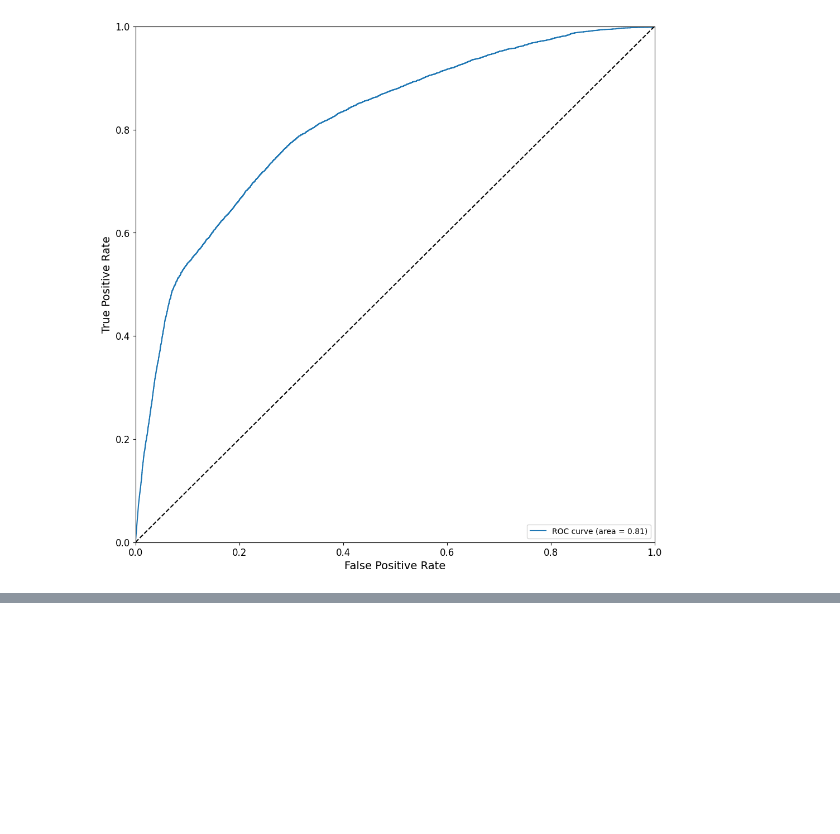
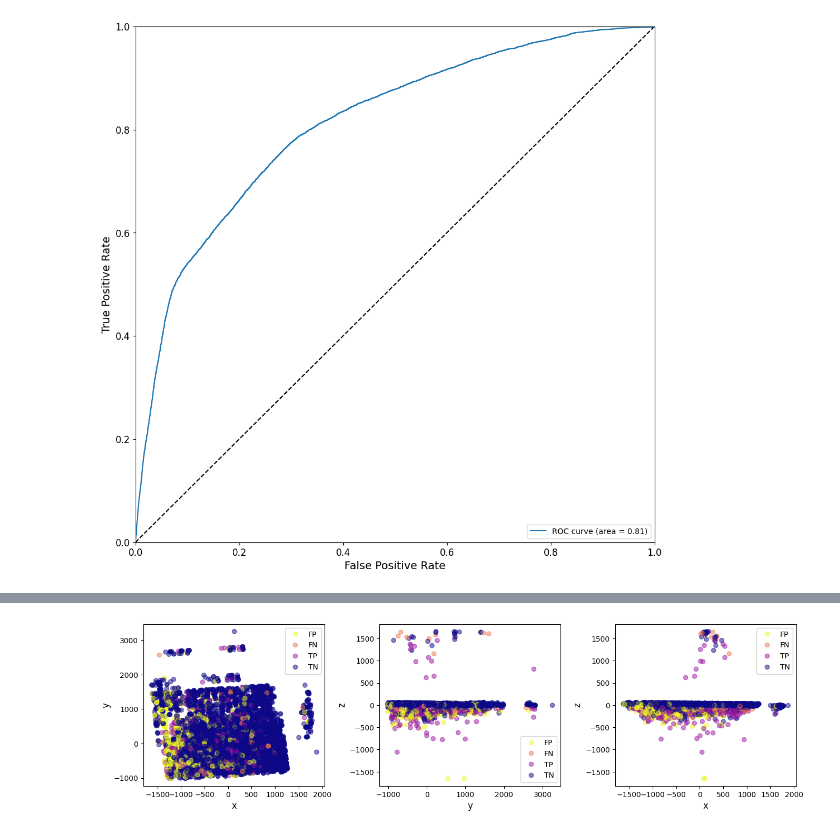
Before and after one commit to intelligence-kim/InterpretableML, a Jupyter notebook: DelayFlight/AA_OTP.ipynb, the cells around one changed output, grey strips where cells are left out. Drawn from its saved outputs; the diff is of its cells as text; code cells hidden in the pictures; blank space fills up the shorter version.

```diff
--- a/DelayFlight/AA_OTP.ipynb
+++ b/DelayFlight/AA_OTP.ipynb
@@ -297,0 +355,5 @@ ImportError: cannot import name 'v1' from 'tensorflow.compat.v1.compat.v1.compat
+# %%
+mldatasets.plot_3dim_decomposition(dimred_methods['pca']['lowdim'],\
+                        error_vector, error_labels)
+# %% [output]
+[figure, added]
```
Also changed, not shown: parts of 54 cells of this notebook.
